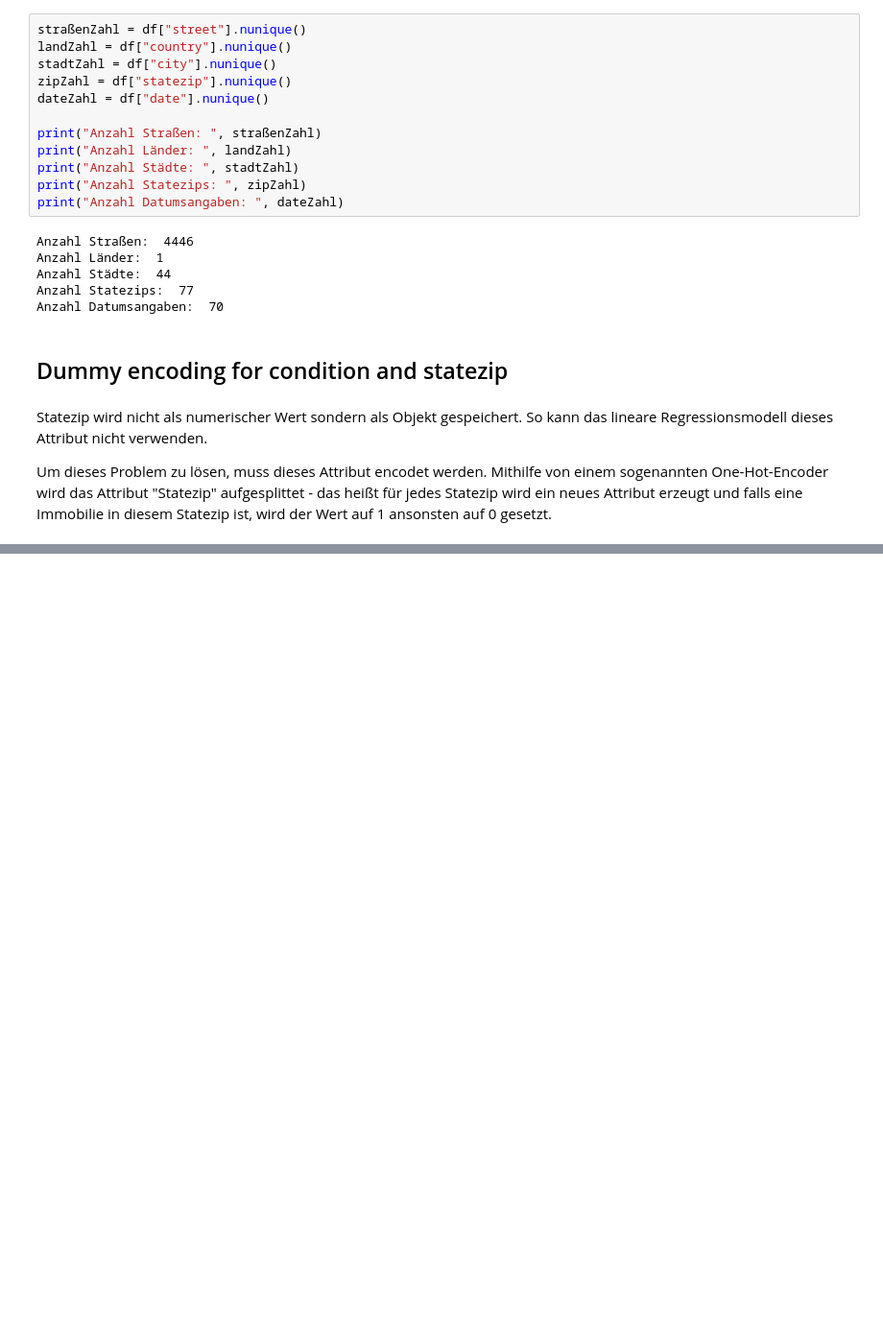
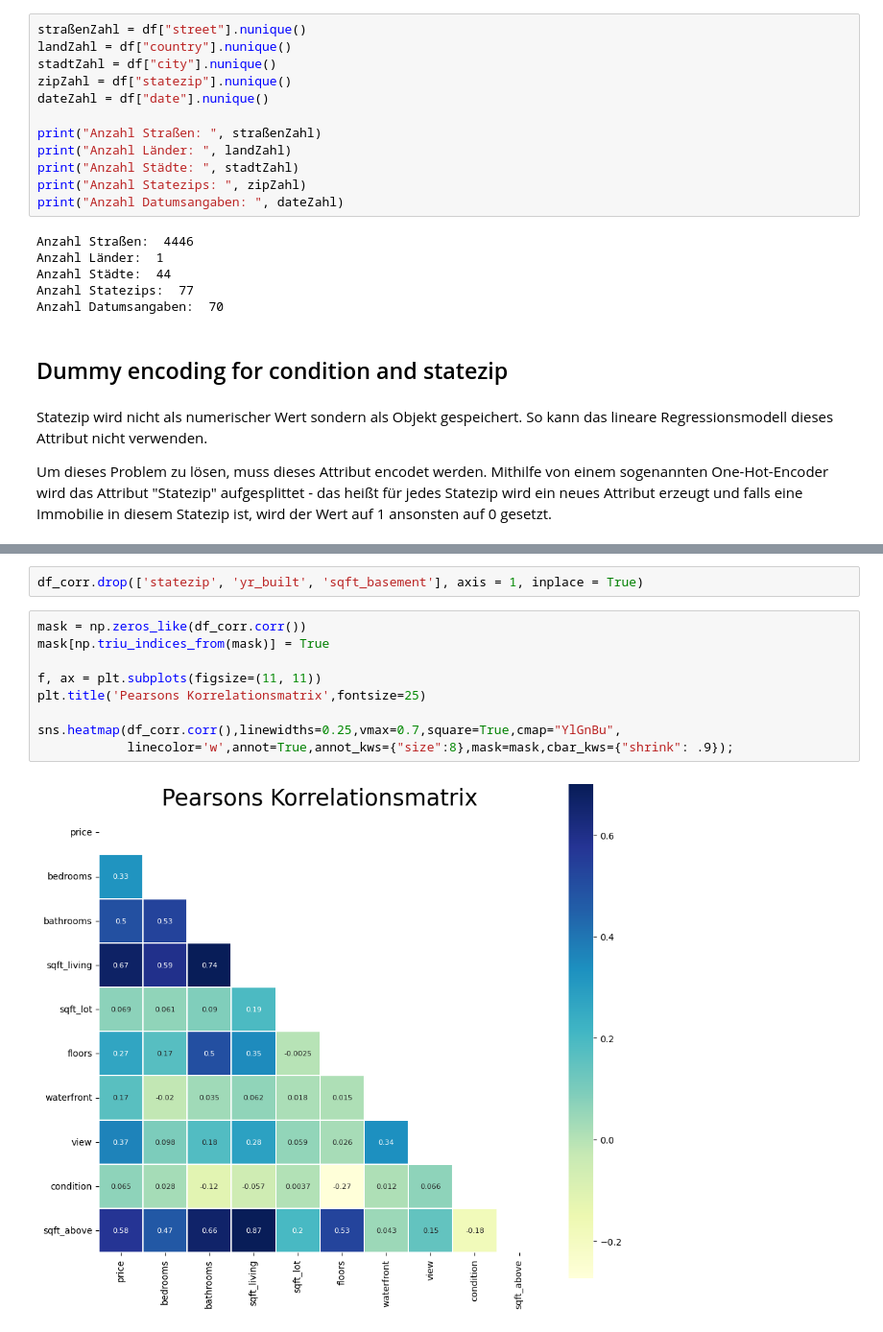
Before and after one commit to anilcemalyasar/INF505-DataMining, a Jupyter notebook: Kapitel 6/Immobilien_Vorlage.ipynb, the cells around one changed output, grey strips where cells are left out. Shown at 96% size. Drawn from its saved outputs; the diff is of its cells as text; blank space fills up the shorter version.

```diff
--- a/Kapitel 6/Immobilien_Vorlage.ipynb
+++ b/Kapitel 6/Immobilien_Vorlage.ipynb
@@ -239,0 +268,13 @@ df_drop.head()
+# %%
+df_corr.drop(['statezip', 'yr_built', 'sqft_basement'], axis = 1, inplace = True)
+# %%
+mask = np.zeros_like(df_corr.corr())
+mask[np.triu_indices_from(mask)] = True
+
+f, ax = plt.subplots(figsize=(11, 11))
+plt.title('Pearsons Korrelationsmatrix',fontsize=25)
+
+sns.heatmap(df_corr.corr(),linewidths=0.25,vmax=0.7,square=True,cmap="YlGnBu",
+            linecolor='w',annot=True,annot_kws={"size":8},mask=mask,cbar_kws={"shrink": .9});
+# %% [output]
+[figure, added]
```
Also changed, not shown: parts of 12 cells of this notebook.
